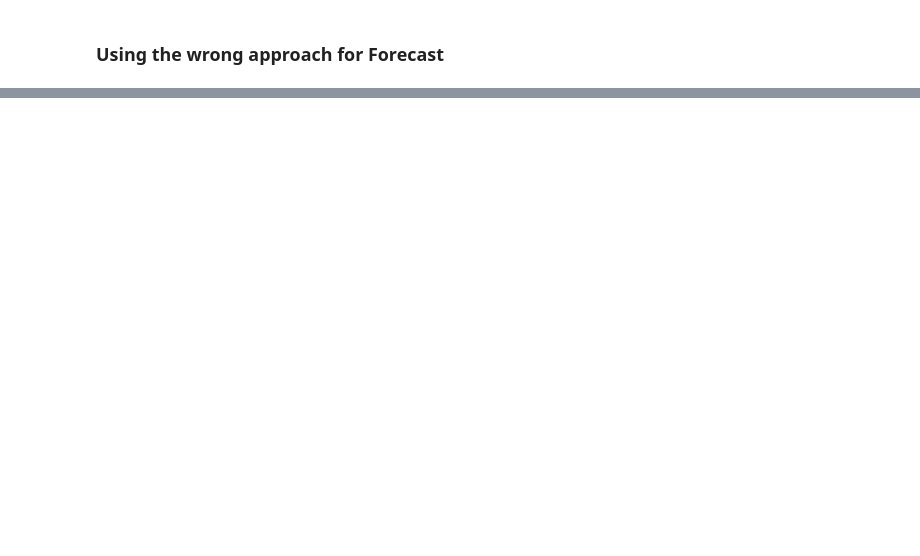
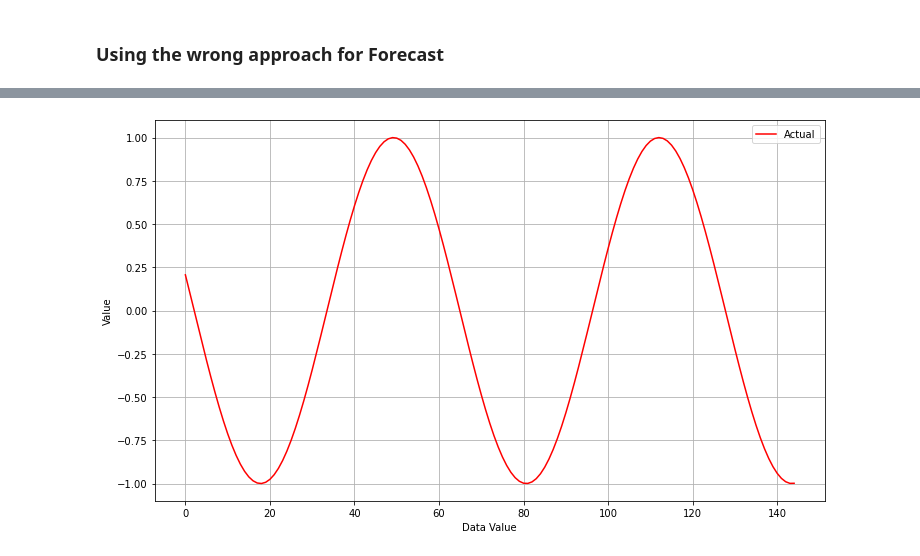
Before and after one commit to HarshitDawar55/Machine_And_Deep_Learning, a Jupyter notebook: Projects/Deep_Learning_Projects/AutoRegressor-Model-RNN-Basics/AutoRegressor Model.ipynb, the cells around one changed output, grey strips where cells are left out. Drawn from its saved outputs; the diff is of its cells as text; code cells hidden in the pictures; blank space fills up the shorter version.

```diff
--- a/Projects/Deep_Learning_Projects/AutoRegressor-Model-RNN-Basics/AutoRegressor Model.ipynb
+++ b/Projects/Deep_Learning_Projects/AutoRegressor-Model-RNN-Basics/AutoRegressor Model.ipynb
@@ -106,0 +138,11 @@ plt.show()
+# %%
+plt.figure(figsize = (12, 7))
+plt.plot(predictionsTargetValues, label = "Actual", c = "red")
+# plt.plot(predictions, label = "Predicted", c = 'magenta')
+plt.legend()
+plt.grid()
+plt.xlabel("Data Value")
+plt.ylabel("Value")
+plt.show()
+# %% [output]
+[figure, added]
```
Also changed, not shown: parts of 10 cells of this notebook.
